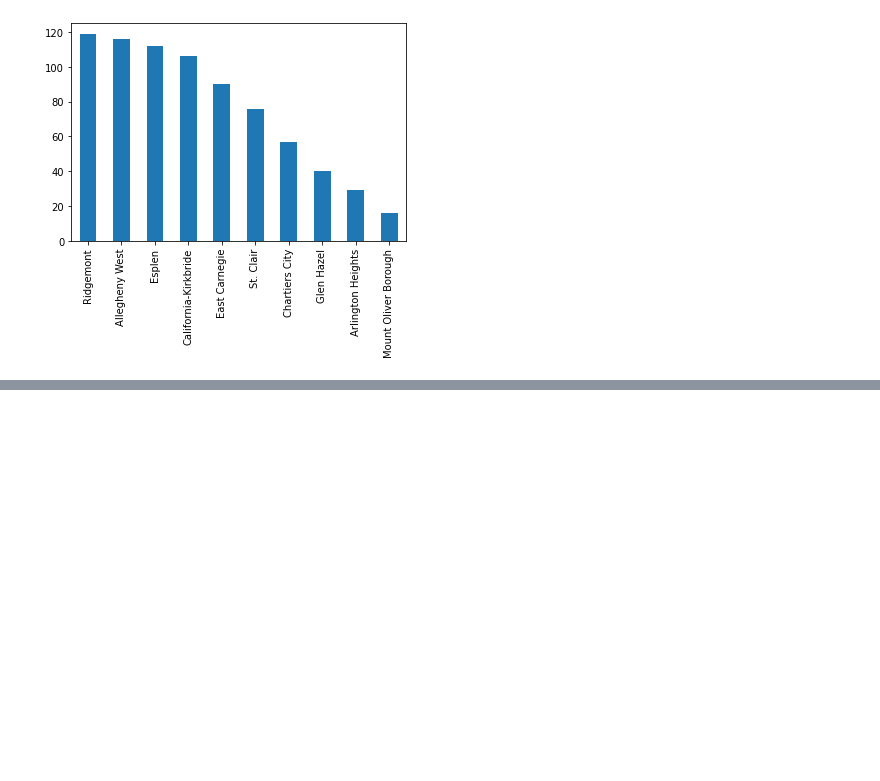
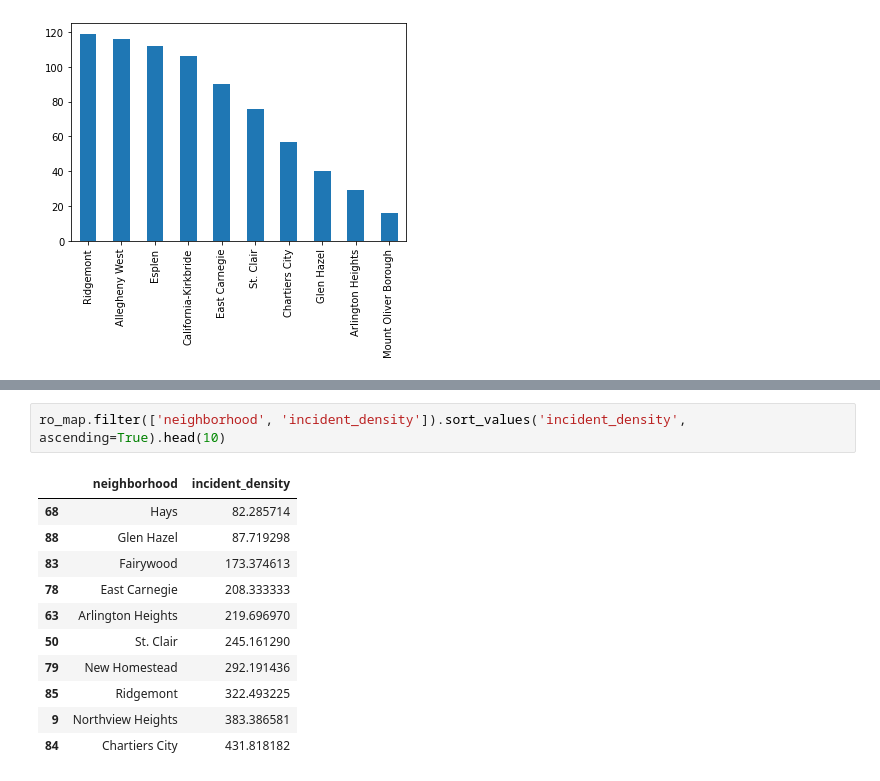
Before and after one commit to drewlp22/cmpinf0010-final, a Jupyter notebook: Drew_notebook.ipynb, the cells around one changed output, grey strips where cells are left out. Drawn from its saved outputs; the diff is of its cells as text; blank space fills up the shorter version.

```diff
--- a/Drew_notebook.ipynb
+++ b/Drew_notebook.ipynb
@@ -105,0 +119,14 @@ ro_map.plot(column='obs',legend=True)
+# %%
+ro_map.filter(['neighborhood', 'incident_density']).sort_values('incident_density', ascending=True).head(10)
+# %% [output]
+|  | neighborhood | incident_density |
+| 68 | Hays | 82.285714 |
+| 88 | Glen Hazel | 87.719298 |
+| 83 | Fairywood | 173.374613 |
+| 78 | East Carnegie | 208.333333 |
+| 63 | Arlington Heights | 219.696970 |
+| 50 | St. Clair | 245.161290 |
+| 79 | New Homestead | 292.191436 |
+| 85 | Ridgemont | 322.493225 |
+| 9 | Northview Heights | 383.386581 |
+| 84 | Chartiers City | 431.818182 |
```
Also changed, not shown: parts of 22 cells of this notebook.
